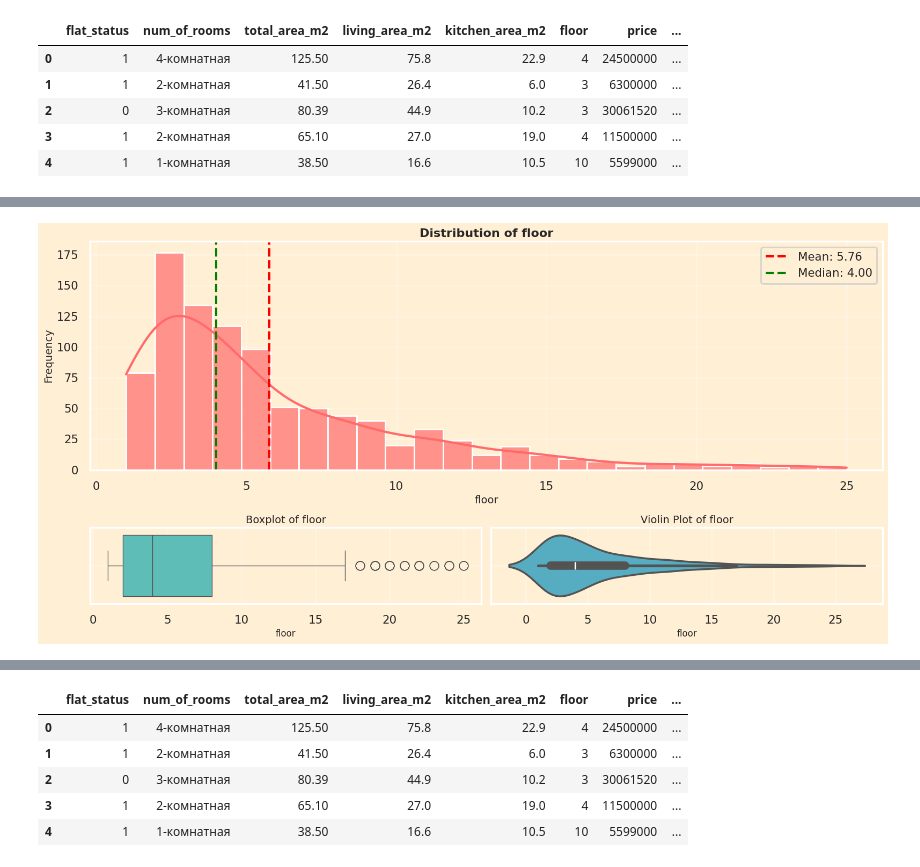
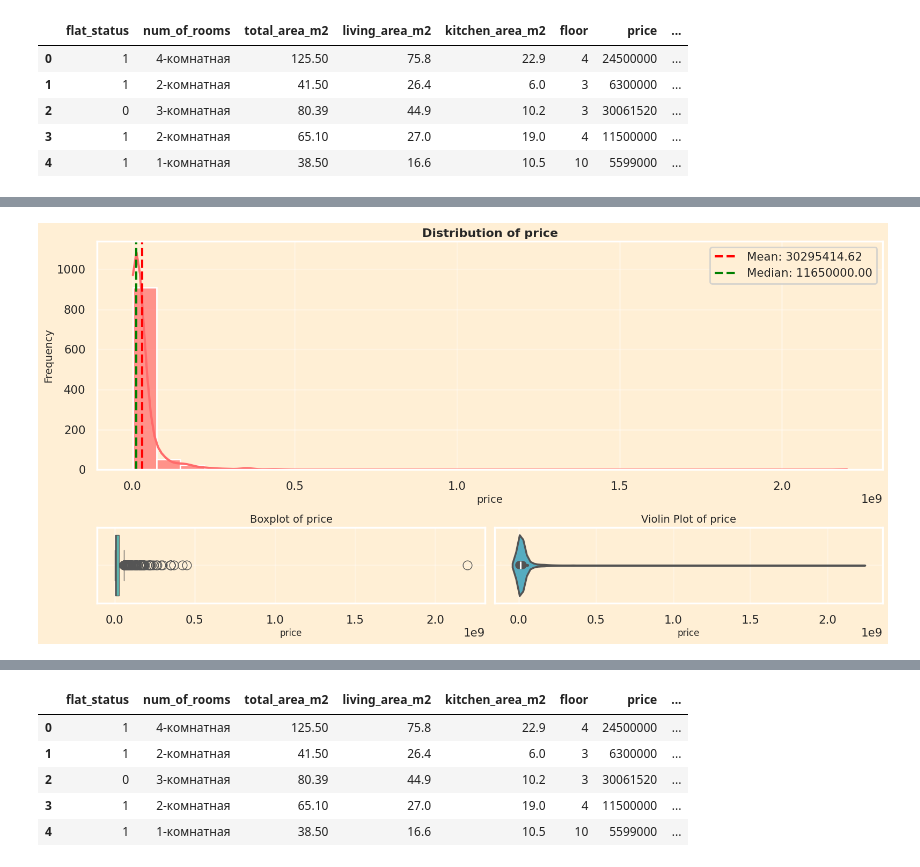
Before and after one commit to lodygin-mikhail/Real_Estate_Saint_Petersburg, a Jupyter notebook: nootbooks/flats.ipynb, the cells around one changed output, grey strips where cells are left out. Saved outputs shown, nothing was run; the diff lists cells and outputs as text; code cells hidden in the pictures.

```diff
--- a/nootbooks/flats.ipynb
+++ b/nootbooks/flats.ipynb
@@ -286,4 +273,4 @@ plot_numeric_col(df, 'kitchen_area_m2')
-# %%
-plot_numeric_col(df, 'floor', bins=25)
-# %% [output]
-[figure, removed]
+# %%
+plot_numeric_col(df, 'price')
+# %% [output]
+[figure, added]
```
Also changed, not shown: parts of 40 cells of this notebook.
